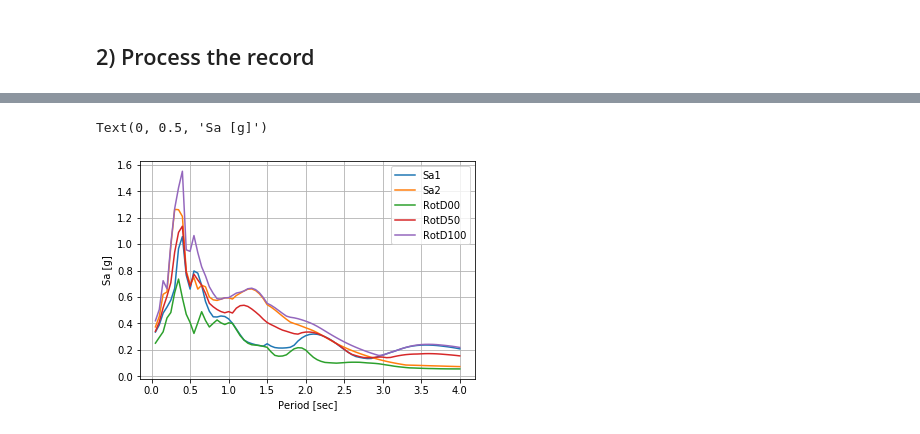
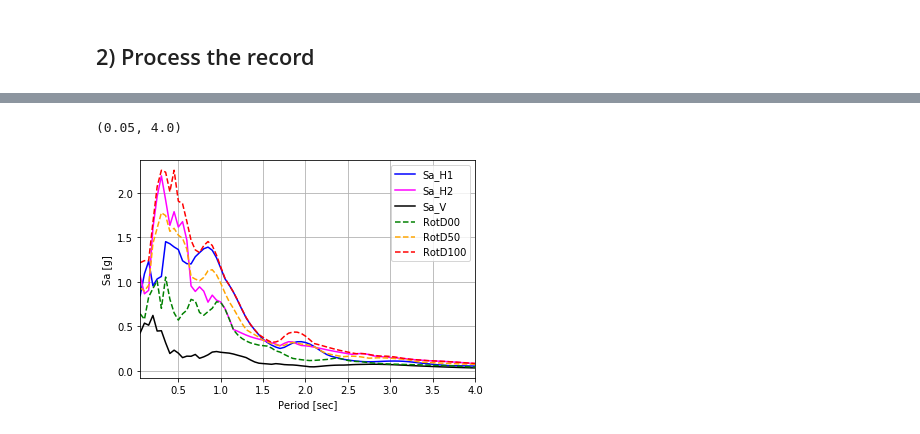
Before and after one commit to mgrubisic/EzGM, a Jupyter notebook: Examples/binder/Example4.ipynb, the cells around one changed output, grey strips where cells are left out. Drawn from its saved outputs; the diff is of its cells as text; code cells hidden in the pictures.

```diff
--- a/Examples/binder/Example4.ipynb
+++ b/Examples/binder/Example4.ipynb
@@ -23,25 +25,34 @@ start_time = time()
 ## 1) Read the record
 # %%
 parent_path = os.path.dirname(os.path.realpath(""))
-gm_path1 = os.path.join(parent_path, 'input files', 'RSN1158_KOCAELI_DZC180.AT2')
-gm_path2 = os.path.join(parent_path, 'input files', 'RSN1158_KOCAELI_DZC270.AT2')
-dt, npts, desc, t, Ag1 = ReadNGA(inFilename= gm_path1, content=None, outFilename=None)
-dt, npts, desc, t, Ag2 = ReadNGA(inFilename= gm_path2, content=None, outFilename=None)
+gm_path1 = os.path.join(parent_path, 'input files', '19991112165722_1401_mp_RawAcc_E.asc')
+gm_path2 = os.path.join(parent_path, 'input files', '19991112165722_1401_mp_RawAcc_N.asc')
+gm_path3 = os.path.join(parent_path, 'input files', '19991112165722_1401_mp_RawAcc_U.asc')
+dt, npts, desc, t, Ag1 = ReadESM(inFilename= gm_path1)
+dt, npts, desc, t, Ag2 = ReadESM(inFilename= gm_path2)
+dt, npts, desc, t, Ag3 = ReadESM(inFilename= gm_path3)
 # %% [markdown]
 ## 2) Process the record
 # %%
 # Apply baseline correction
-Ag_corrected = signal.baseline_correction(Ag1, dt, polynomial_type='Linear')
+Ag1_corrected = signal.baseline_correction(Ag1, dt, polynomial_type='Linear')
+Ag2_corrected = signal.baseline_correction(Ag2, dt, polynomial_type='Linear')
+Ag3_corrected = signal.baseline_correction(Ag3, dt, polynomial_type='Linear')
 
 # Apply band-pass filtering
-Ag_filtered = signal.butterworth_filter(Ag1, dt, cut_off=(0.1, 25))
+Ag1_filtered = signal.butterworth_filter(Ag1_corrected, dt, cut_off=(0.1, 25), filter_order=4, remove_gibs='mid')
+Ag2_filtered = signal.butterworth_filter(Ag2_corrected, dt, cut_off=(0.1, 25), filter_order=4, remove_gibs='mid')
+Ag3_filtered = signal.butterworth_filter(Ag3_corrected, dt, cut_off=(0.1, 25), filter_order=4, remove_gibs='mid')
 
 # Linear elastic analysis of a single degree of freedom system
-u, v, ac, ac_tot = signal.sdof_ltha(Ag1, dt, T = 1.0, xi = 0.05, m = 1)
+u1, v1, ac1, ac_tot1 = signal.sdof_ltha(Ag1_filtered, dt, T = 1.0, xi = 0.05)
+u2, v2, ac2, ac_tot2 = signal.sdof_ltha(Ag2_filtered, dt, T = 1.0, xi = 0.05)
+u3, v3, ac3, ac_tot3 = signal.sdof_ltha(Ag3_filtered, dt, T = 1.0, xi = 0.05)
 
 # Calculate ground motion parameters
-param1 = signal.get_parameters(Ag1, dt, T = np.arange(0,4.05,0.05), xi = 0.05)
-param2 = signal.get_parameters(Ag2, dt, T = np.arange(0,4.05,0.05), xi = 0.05)
+param1 = signal.get_parameters(Ag1_filtered, dt, T = np.arange(0,4.05,0.05), xi = 0.05)
+param2 = signal.get_parameters(Ag2_filtered, dt, T = np.arange(0,4.05,0.05), xi = 0.05)
+param3 = signal.get_parameters(Ag3_filtered, dt, T = np.arange(0,4.05,0.05), xi = 0.05)
 
 # Obtain RotDxx Spectrum
-Periods, Sa_RotDxx = signal.RotDxx_spectrum(Ag1, Ag2, dt, T = np.arange(0,4.05,0.05), xi = 0.05, xx = [0, 50, 100])
+Periods, Sa_RotDxx = signal.RotDxx_spectrum(Ag1_filtered, Ag2_filtered, dt, T = np.arange(0,4.05,0.05), xi = 0.05, xx = [0, 50, 100])
@@ -61,17 +82,19 @@ Text(0, 0.5, 'Acceleration [g]')
 # %%
 plt.figure()
-plt.plot(param1['Periods'], param1['PSa'], label='Sa1')
-plt.plot(param2['Periods'], param2['PSa'], label='Sa2')
-plt.plot(Periods, Sa_RotDxx[0], label='RotD00')
-plt.plot(Periods, Sa_RotDxx[1], label='RotD50')
-plt.plot(Periods, Sa_RotDxx[2], label='RotD100')
+plt.plot(param1['Periods'], param1['PSa'], label='Sa_H1', color = 'blue')
+plt.plot(param2['Periods'], param2['PSa'], label='Sa_H2', color = 'magenta')
+plt.plot(param3['Periods'], param3['PSa'], label='Sa_V', color = 'black')
+plt.plot(Periods, Sa_RotDxx[0], label='RotD00', ls='--', color = 'green')
+plt.plot(Periods, Sa_RotDxx[1], label='RotD50', ls='--', color = 'orange')
+plt.plot(Periods, Sa_RotDxx[2], label='RotD100', ls='--', color = 'red')
 plt.legend()
 plt.grid(True)
 plt.xlabel('Period [sec]')
 plt.ylabel('Sa [g]')
+plt.xlim([Periods[0],Periods[-1]])
 # %% [output]
-Text(0, 0.5, 'Sa [g]')
+(0.05, 4.0)
-[figure, old version]
+[figure, new version]
 # %%
 # Calculate the total time passed
 run_time(start_time)
```
Also changed, not shown: parts of 5 cells of this notebook, 18 other files.
